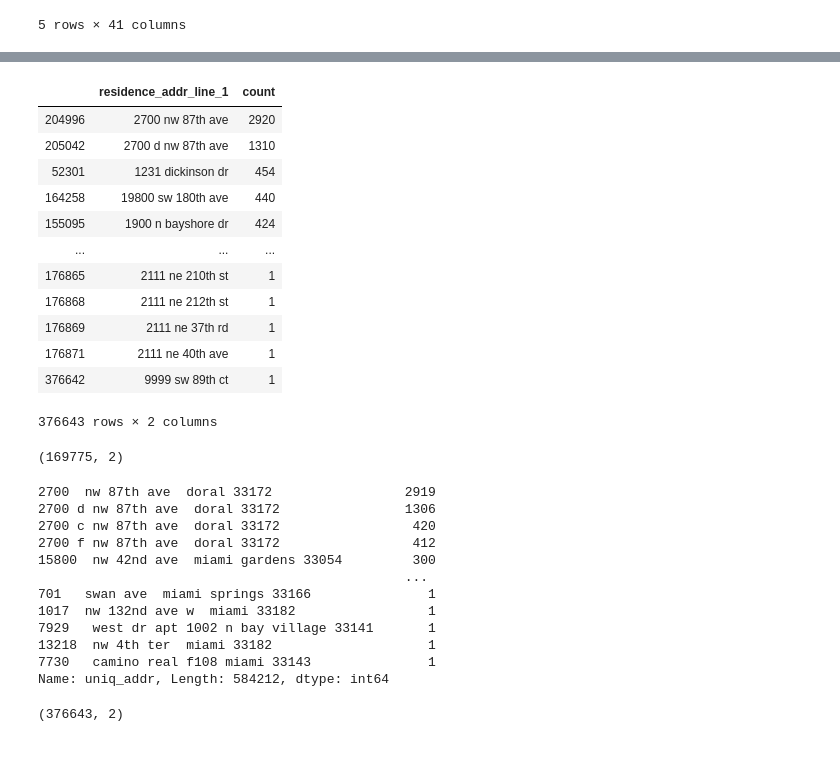
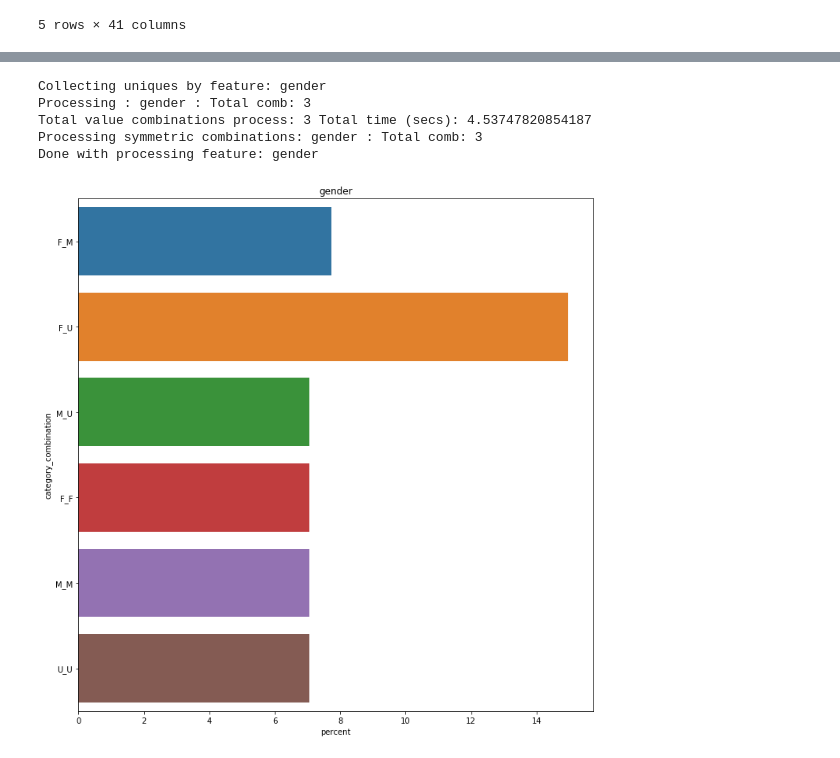
Before and after one commit to ParasAvkirkar/PoliticalPolarizationAndMarriage, a Jupyter notebook: florida_couples_separated.ipynb, the cells around one changed output, grey strips where cells are left out. Saved outputs shown, nothing was run; the diff lists cells and outputs as text; code cells hidden in the pictures.

```diff
--- a/florida_couples_separated.ipynb
+++ b/florida_couples_separated.ipynb
@@ -452,2 +352,0 @@ merge = merge[merge[""]]
-# %%
-global_df = pd.merge(global_df, global_df2, on=['uniq_addr'], how='inner')
@@ -457,2 +352,0 @@ KeyboardInterrupt:
-# %%
-global_df = pd.merge(global_df, aggregated_df, on=['uniq_addr', 'last_name'], how='inner')
@@ -560,4 +352,0 @@ global_df.shape
-# %%
-lower_age_threshold = 30
-upper_age_threshold = 50
-global_df = global_df[(global_df['age'] >= lower_age_threshold) & (global_df['age'] <= upper_age_threshold)]
@@ -628,39 +353,12 @@ b.head()
-# %%
-b.sort_values(by='count', ascending=False)
-# %% [output]
-|  | residence_addr_line_1 | count |
-| 204996 | 2700 nw 87th ave | 2920 |
-| 205042 | 2700 d nw 87th ave | 1310 |
-| 52301 | 1231 dickinson dr | 454 |
-| 164258 | 19800 sw 180th ave | 440 |
-| 155095 | 1900 n bayshore dr | 424 |
-| ... | ... | ... |
-| 176865 | 2111 ne 210th st | 1 |
-| 176868 | 2111 ne 212th st | 1 |
-| 176869 | 2111 ne 37th rd | 1 |
-| 176871 | 2111 ne 40th ave | 1 |
-| 376642 | 9999 sw 89th ct | 1 |
-376643 rows × 2 columns
-# %%
-b[b['count'] == 1].shape
-# %% [output]
-(169775, 2)
-# %%
-global_df['residence_addr_line_1'].value_counts()
-# %% [output]
-2700  nw 87th ave  doral 33172                 2919
-2700 d nw 87th ave  doral 33172                1306
-2700 c nw 87th ave  doral 33172                 420
-2700 f nw 87th ave  doral 33172                 412
-15800  nw 42nd ave  miami gardens 33054         300
-                                               ...
-701   swan ave  miami springs 33166               1
-1017  nw 132nd ave w  miami 33182                 1
-7929   west dr apt 1002 n bay village 33141       1
-13218  nw 4th ter  miami 33182                    1
-7730   camino real f108 miami 33143               1
-Name: uniq_addr, Length: 584212, dtype: int64
-# %%
-b.shape
-# %% [output]
-(376643, 2)
+# %%
+stats = generate_pair_stats_by_feature(global_df, couples_df_found, "gender", stats)
+# %% [output]
+Collecting uniques by feature: gender
+Processing : gender : Total comb: 3
+Total value combinations process: 3 Total time (secs): 4.53747820854187
+Processing symmetric combinations: gender : Total comb: 3
+Done with processing feature: gender
+# %%
+plot_pairwise_stat_by_feature("gender", stats)
+# %% [output]
+[figure, added]
```
Also changed, not shown: parts of 123 cells of this notebook, 2 other files.
